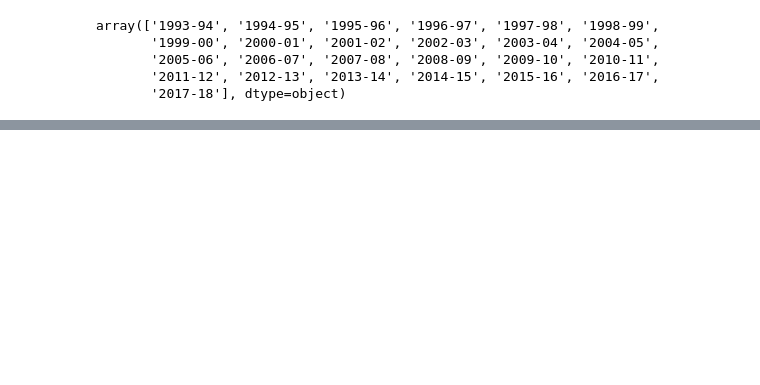
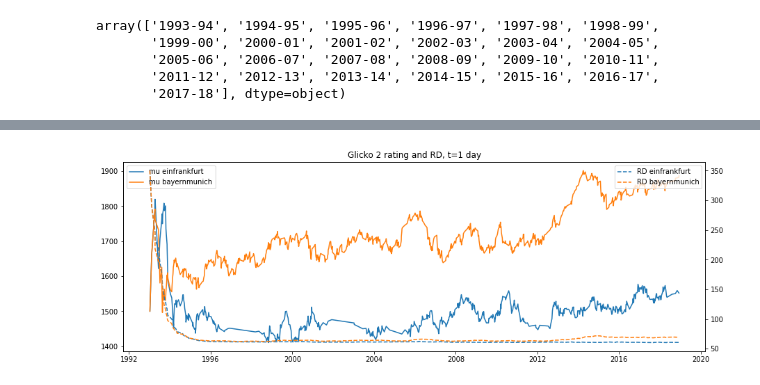
Before and after one commit to drdarina/ratings_talk, a Jupyter notebook: bundesliga_data_ratings.ipynb, the cells around one changed output, grey strips where cells are left out. Drawn from its saved outputs; the diff is of its cells as text; code cells hidden in the pictures; blank space fills up the shorter version.

```diff
--- a/bundesliga_data_ratings.ipynb
+++ b/bundesliga_data_ratings.ipynb
@@ -174,0 +145,11 @@ glicko2.Rating(mu=1500.000, phi=253.403, sigma=0.060)
+# %%
+# rating period = day, one team plays one match per day so can just go through dataset
+for idx, row in bl.iterrows():
+    winner_is_home, draw = get_matchup(row)
+    if winner_is_home:
+        winner = row.HomeTeam
+        loser = row.AwayTeam
+    else:
+        winner = row.AwayTeam
+        loser = row.HomeTeam
+    update_ratings(Glicko, gl_ratings, winner, loser, draw)
@@ -174,0 +202,25 @@ glicko2.Rating(mu=1500.000, phi=253.403, sigma=0.060)
+# %%
+# plot mu and rd
+team = 'einfrankfurt'
+fix, ax1 = plt.subplots(figsize=(15,5))
+ax2 = ax1.twinx()
+ax1.plot(match_dates[team], np.array([i.mu for i in gl_ratings[team][:-1]]), label='mu ' + team)
+ax2.plot(match_dates[team], np.array([i.phi for i in gl_ratings[team][:-1]]), '--', label='RD ' + team)
+#ax2.plot(match_dates[team], np.array([i.sigma for i in gl_ratings[team][:-1]]), '--', label='sigma ' + team)
+
+
+team = 'bayernmunich'
+ax1.plot(match_dates[team], np.array([i.mu for i in gl_ratings[team][:-1]]), label='mu ' + team)
+ax2.plot(match_dates[team], np.array([i.phi for i in gl_ratings[team][:-1]]), '--', label='RD ' + team)
+#ax2.plot(match_dates[team], np.array([i.sigma for i in gl_ratings[team][:-1]]), '--', label='sigma ' + team)
+
+
+#team = 'hamburg'
+#ax1.plot(match_dates[team], np.array([i.mu for i in gl_ratings[team][:-1]]), label='mu ' + team)
+#ax2.plot(match_dates[team], np.array([i.sigma for i in gl_ratings[team][:-1]]), '--', label='RD ' + team)
+
+ax1.legend()
+ax2.legend()
+_ = plt.title('Glicko 2 rating and RD, t=1 day')
+# %% [output]
+[figure, added]
```
Also changed, not shown: parts of 36 cells of this notebook, 2 other files.
